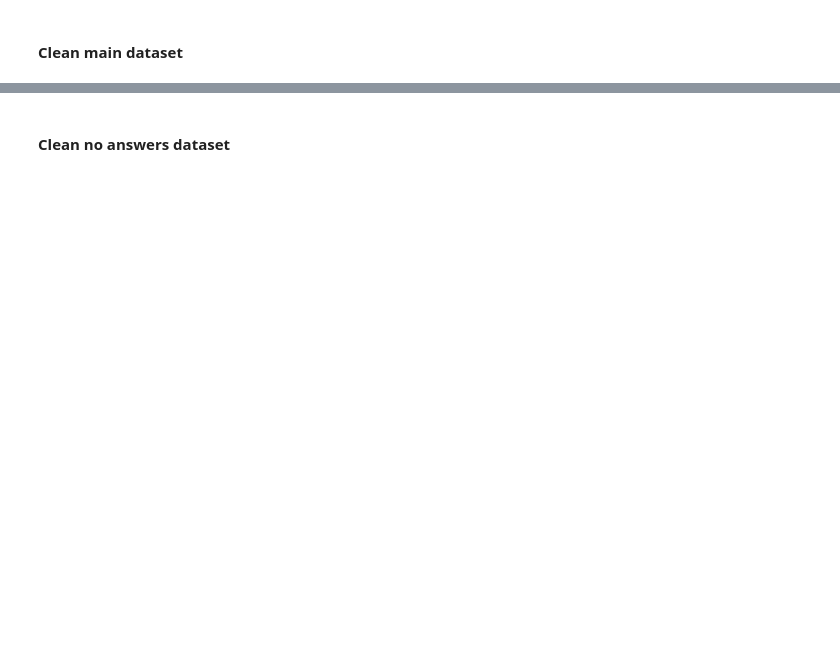
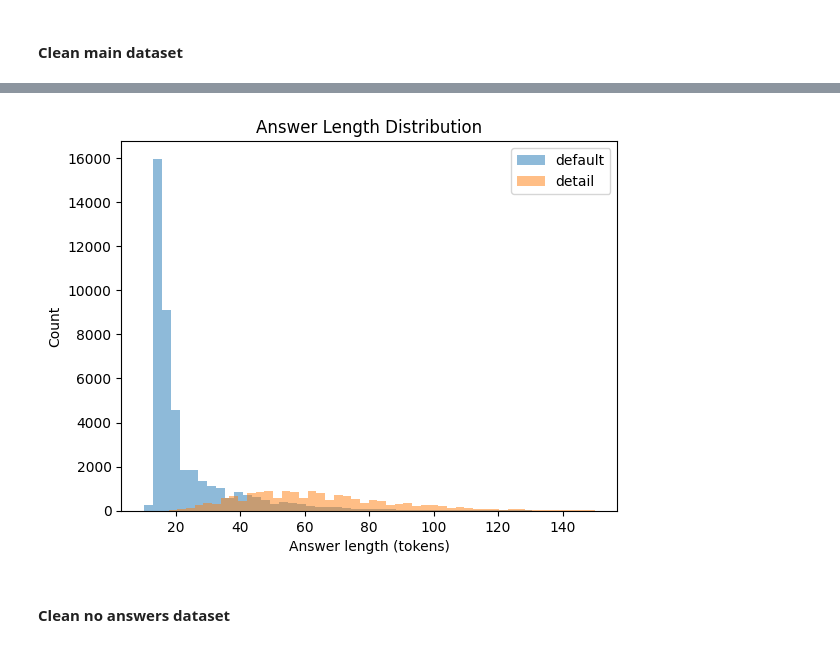
Before and after one commit to AkulichS/QA-NanoGPT, a Jupyter notebook: data/qa_dataset_prepare.ipynb, the cells around one changed output, grey strips where cells are left out. Cells and saved outputs as stored; diff of their text form; code cells hidden in the pictures; blank space fills up the shorter version.

```diff
--- a/data/qa_dataset_prepare.ipynb
+++ b/data/qa_dataset_prepare.ipynb
@@ -229,3 +215,30 @@ full_df
+# %%
+import matplotlib.pyplot as plt
+
+def answer_len_distrib(df):
+    default_answers_len = df.loc[
+        df['instruction_type'] == 'default', 'answer'
+    ].map(cleaner._encoded_text_len)
+
+    detail_answers_len = df.loc[
+        df['instruction_type'] == 'detail', 'answer'
+    ].map(cleaner._encoded_text_len)
+
+    plt.figure()
+    plt.hist(default_answers_len, bins=50, alpha=0.5, label="default")
+    plt.hist(detail_answers_len, bins=50, alpha=0.5, label="detail")
+
+    plt.xlabel("Answer length (tokens)")
+    plt.ylabel("Count")
+    plt.title("Answer Length Distribution")
+    plt.legend()
+    plt.show()
+
+answer_len_distrib(full_df)
+
+# print('\nAnswers length:\n', full_df['answer'].map(cleaner._encoded_text_len).describe())
+# %% [output]
+[figure, added]
 # %% [markdown]
 #### Clean no answers dataset
 # %%
```
Also changed, not shown: parts of 9 cells of this notebook, 1 other file.
